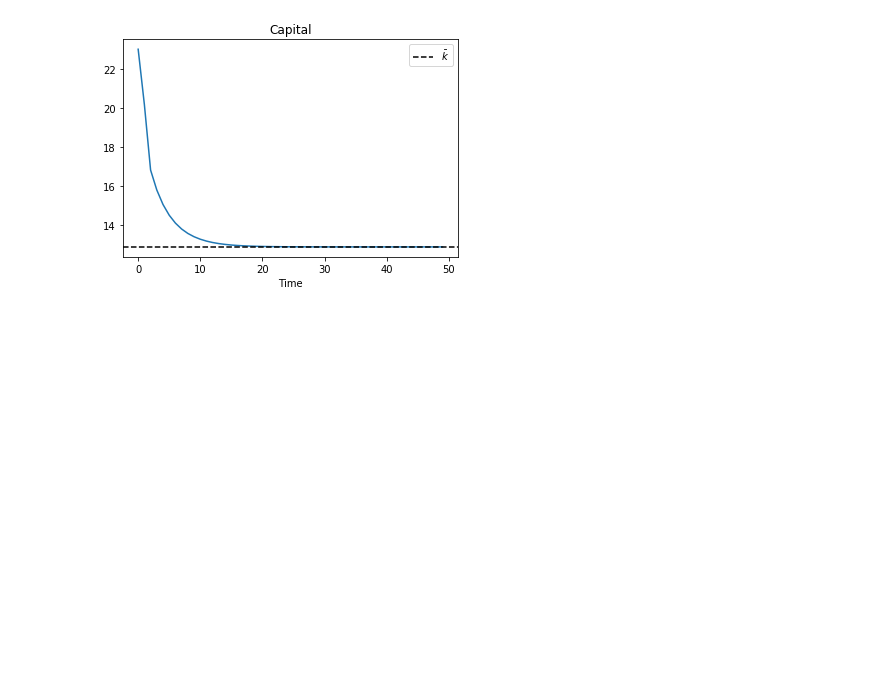
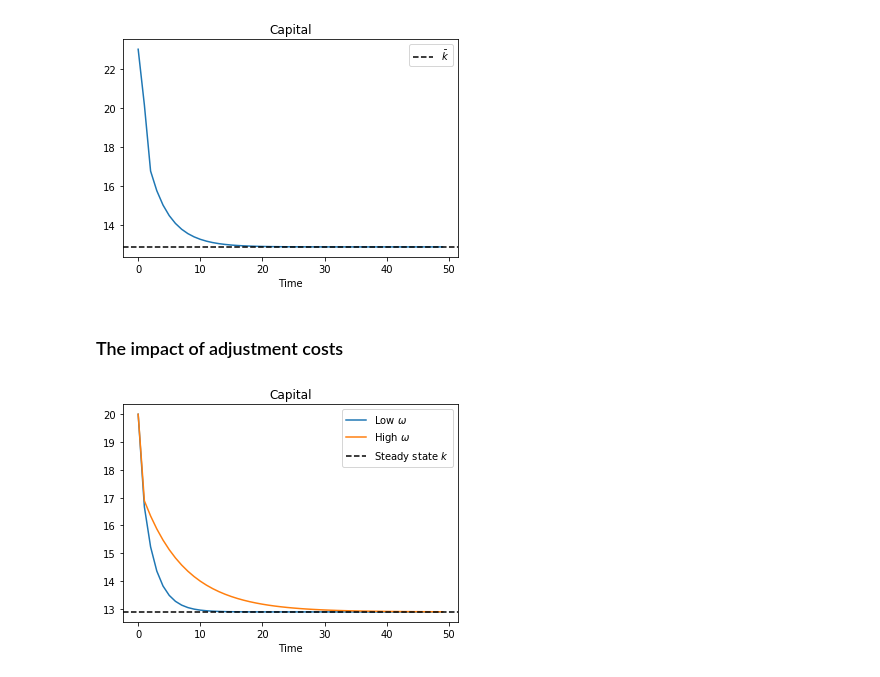
Before and after one commit to Mv77/Q_Investment, a Jupyter notebook: q_investment_model.ipynb, the cells around one changed output. Drawn from its saved outputs; the diff is of its cells as text; code cells hidden in the pictures; blank space fills up the shorter version.

Commit message:
Omega example
Added an example with the effects of omega.
Also added comments.

```diff
--- a/q_investment_model.ipynb
+++ b/q_investment_model.ipynb
@@ -168,3 +172,30 @@ plt.legend()
 plt.show()
 # %% [output]
 [figure]
+# %% [markdown]
+### The impact of adjustment costs
+# %%
+# Create and solve two instances, one with high and one with low adjustment costs omega
+Qlow  = Qmod(beta = 0.99,tau = 0, alpha = 0.33, omega =  0.2, zeta =  0, delta = 0.05)
+Qhigh = Qmod(beta = 0.99,tau = 0, alpha = 0.33, omega =  2.0, zeta =  0, delta = 0.05)
+
+Qlow.solve()
+Qhigh.solve()
+
+# Simulate adjustment from an initial capital level
+k0 = 20
+t = 50
+k_low = Qlow.simulate(k0,t)
+k_high = Qhigh.simulate(k0,t)
+
+# Plot
+plt.figure()
+plt.plot(k_low, label = 'Low $\\omega$')
+plt.plot(k_high, label = 'High $\\omega$')
+plt.axhline(y = Qexample.kss,linestyle = '--',color = 'k', label = 'Steady state ${k}$')
+plt.title('Capital')
+plt.xlabel('Time')
+plt.legend()
+plt.show()
+# %% [output]
+[figure, added]
```
Also changed, not shown: parts of 3 cells of this notebook, 1 other file.
